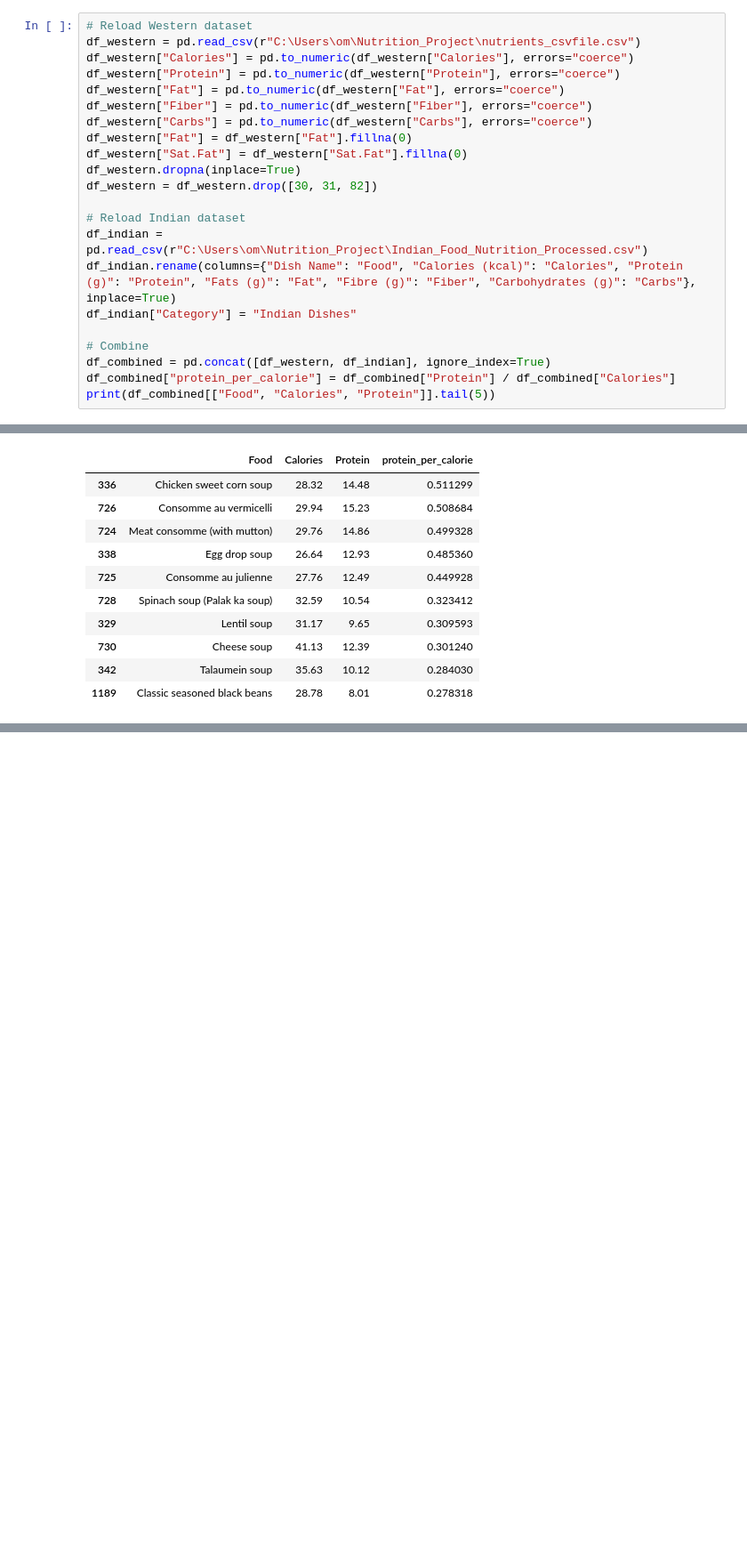
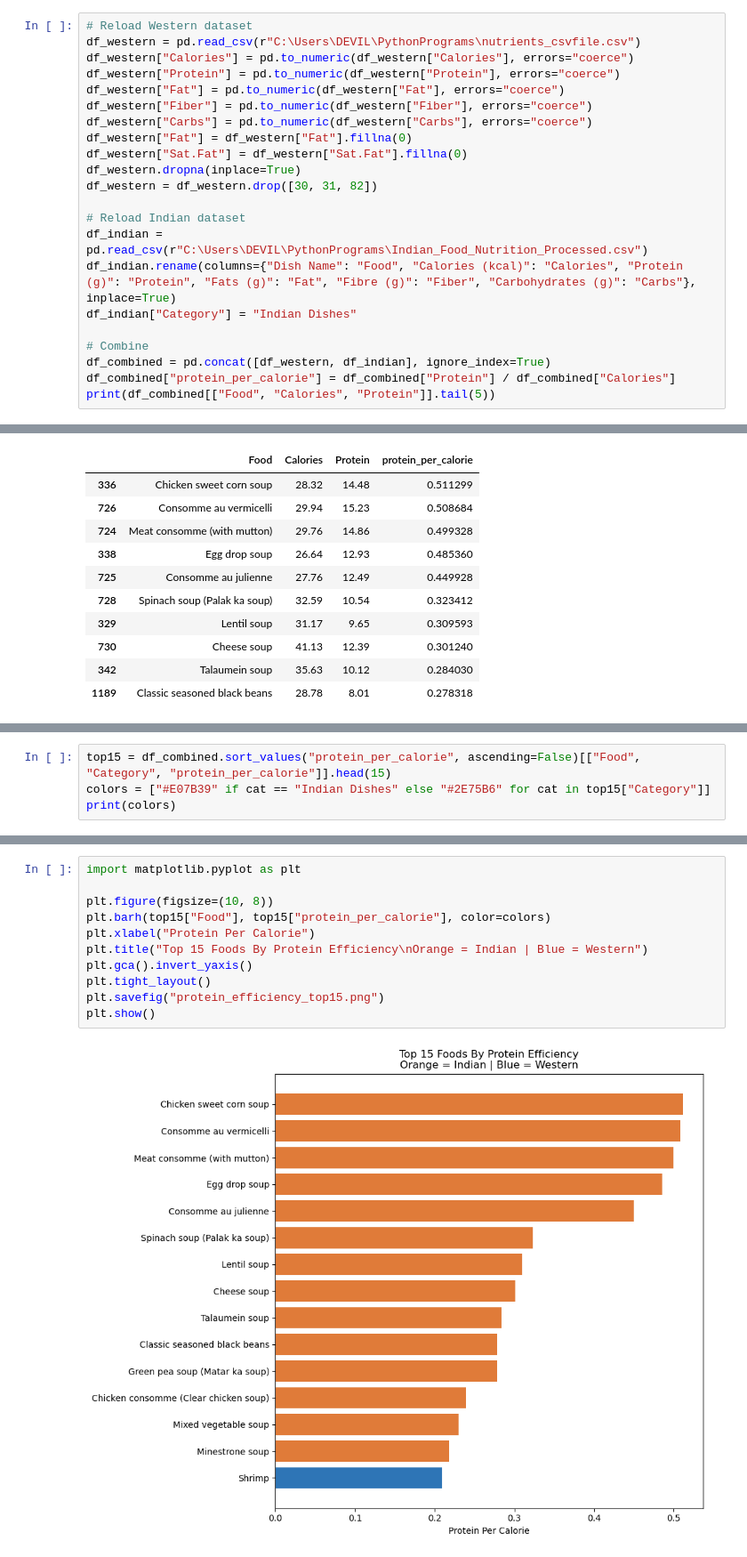
Before and after one commit to hrushikesh-pawar/nutrition-macro-predictor, a Jupyter notebook: nutrition.ipynb, the cells around one changed output, grey strips where cells are left out. Shown at 89% size. Cells and saved outputs as stored; diff of their text form; blank space fills up the shorter version.

```diff
--- a/nutrition.ipynb
+++ b/nutrition.ipynb
@@ -717,7 +705,7 @@ df_combined[df_combined["Category"] == "Indian Dishes"].sort_values("protein_per
 | 1189 | Classic seasoned black beans | 28.78 | 8.01 | 0.278318 |
 # %%
 # Reload Western dataset
-df_western = pd.read_csv(r"C:\Users\om\Nutrition_Project\nutrients_csvfile.csv")
+df_western = pd.read_csv(r"C:\Users\DEVIL\PythonPrograms\nutrients_csvfile.csv")
 df_western["Calories"] = pd.to_numeric(df_western["Calories"], errors="coerce")
 df_western["Protein"] = pd.to_numeric(df_western["Protein"], errors="coerce")
 df_western["Fat"] = pd.to_numeric(df_western["Fat"], errors="coerce")
@@ -729,7 +717,7 @@ df_western.dropna(inplace=True)
 df_western = df_western.drop([30, 31, 82])
 
 # Reload Indian dataset
-df_indian = pd.read_csv(r"C:\Users\om\Nutrition_Project\Indian_Food_Nutrition_Processed.csv")
+df_indian = pd.read_csv(r"C:\Users\DEVIL\PythonPrograms\Indian_Food_Nutrition_Processed.csv")
 df_indian.rename(columns={"Dish Name": "Food", "Calories (kcal)": "Calories", "Protein (g)": "Protein", "Fats (g)": "Fat", "Fibre (g)": "Fiber", "Carbohydrates (g)": "Carbs"}, inplace=True)
 df_indian["Category"] = "Indian Dishes"
 
@@ -774,0 +749,4 @@ df_combined.to_csv("nutrition_combined.csv", index=False)
+# %%
+top15 = df_combined.sort_values("protein_per_calorie", ascending=False)[["Food", "Category", "protein_per_calorie"]].head(15)
+colors = ["#E07B39" if cat == "Indian Dishes" else "#2E75B6" for cat in top15["Category"]]
+print(colors)
@@ -774,0 +755,13 @@ df_combined.to_csv("nutrition_combined.csv", index=False)
+# %%
+import matplotlib.pyplot as plt
+
+plt.figure(figsize=(10, 8))
+plt.barh(top15["Food"], top15["protein_per_calorie"], color=colors)
+plt.xlabel("Protein Per Calorie")
+plt.title("Top 15 Foods By Protein Efficiency\nOrange = Indian | Blue = Western")
+plt.gca().invert_yaxis()
+plt.tight_layout()
+plt.savefig("protein_efficiency_top15.png")
+plt.show()
+# %% [output]
+[figure, added]
```
Also changed, not shown: parts of 29 cells of this notebook.
